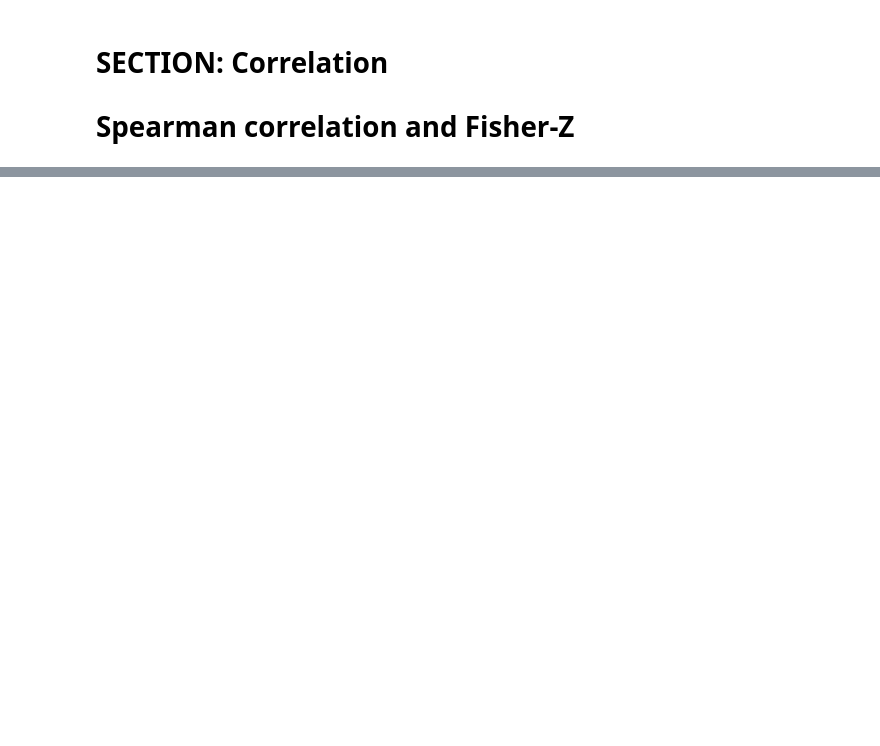
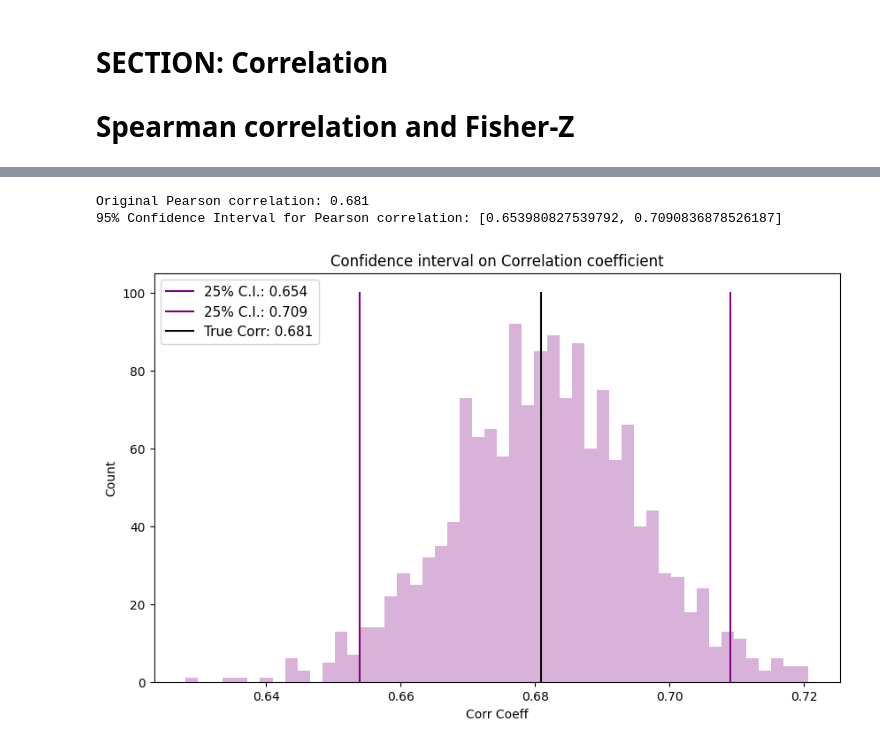
Before and after one commit to SiracencoSerghei/Statistics_and_ML, a Jupyter notebook: 2.8_correlation/stats_corr_Spearman.ipynb, the cells around one changed output, grey strips where cells are left out. Saved outputs shown, nothing was run; the diff lists cells and outputs as text; code cells hidden in the pictures; blank space fills up the shorter version.

```diff
--- a/2.8_correlation/stats_corr_Spearman.ipynb
+++ b/2.8_correlation/stats_corr_Spearman.ipynb
@@ -78,0 +207,45 @@ plt.show()
+# %%
+
+N = 1500
+confidence = 95
+bootscorr = np.zeros(N)
+
+# Generate two correlated datasets
+x = np.random.randn(N)
+y = np.random.randn(N)
+r = 0.7
+y = x * r + y * np.sqrt(1 - r**2)
+
+# Calculate original Pearson correlation
+corr = stats.pearsonr(x, y)[0]
+print(f"Original Pearson correlation: {corr:.3f}")
+
+# Bootstrap resampling
+for i in range(N):
+    random_index = np.random.choice(np.arange(N), N, replace=True)
+    bootscorr[i] = stats.pearsonr(x[random_index], y[random_index])[0]
+
+# Calculate 95% confidence intervals
+confint = [
+    np.percentile(bootscorr, (100 - confidence) / 2),
+    np.percentile(bootscorr, 100 - (100 - confidence) / 2)
+]
+
+print(f"95% Confidence Interval for Pearson correlation: {confint}")
+# %% [output]
+Original Pearson correlation: 0.681
+95% Confidence Interval for Pearson correlation: [0.653980827539792, 0.7090836878526187]
+# %%
+plt.figure(figsize=(10,6))
+plt.hist(bootscorr, 50, color='purple', alpha=0.3)
+plt.plot([confint[0], confint[0]], [0,100],'purple',label=f'25% C.I.: {round(confint[0],3)}')
+plt.plot([confint[1], confint[1]], [0,100],'purple',label=f'25% C.I.: {round(confint[1],3)}')
+plt.plot([corr,corr], [0,100], 'black', label=f'True Corr: {round(corr,3)}')
+plt.legend(fontsize = 11)
+plt.title('Confidence interval on Correlation coefficient')
+plt.xlabel('Corr Coeff')
+plt.ylabel('Count')
+plt.axis('tight')
+plt.show()
+# %% [output]
+[figure, added]
```
Also changed, not shown: parts of 9 cells of this notebook.
